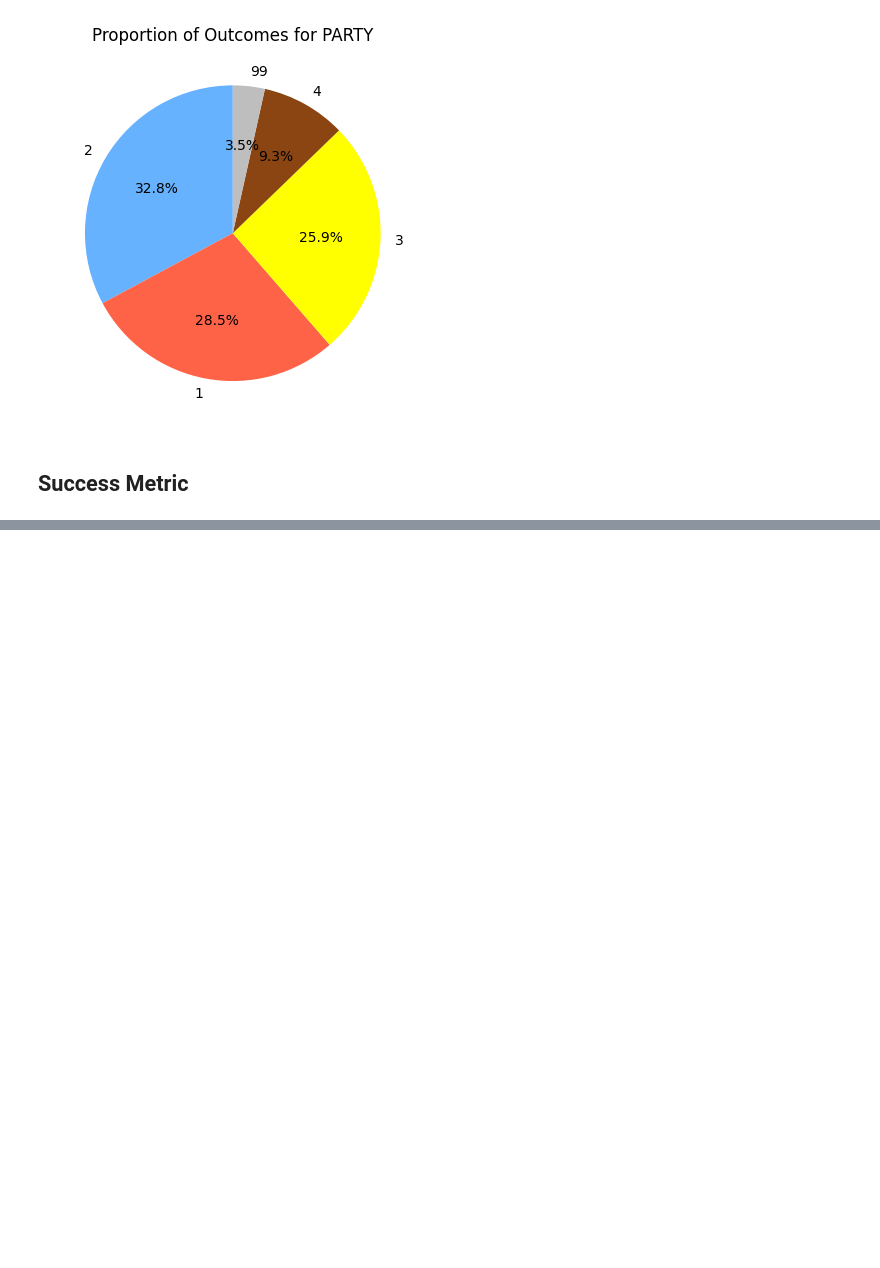
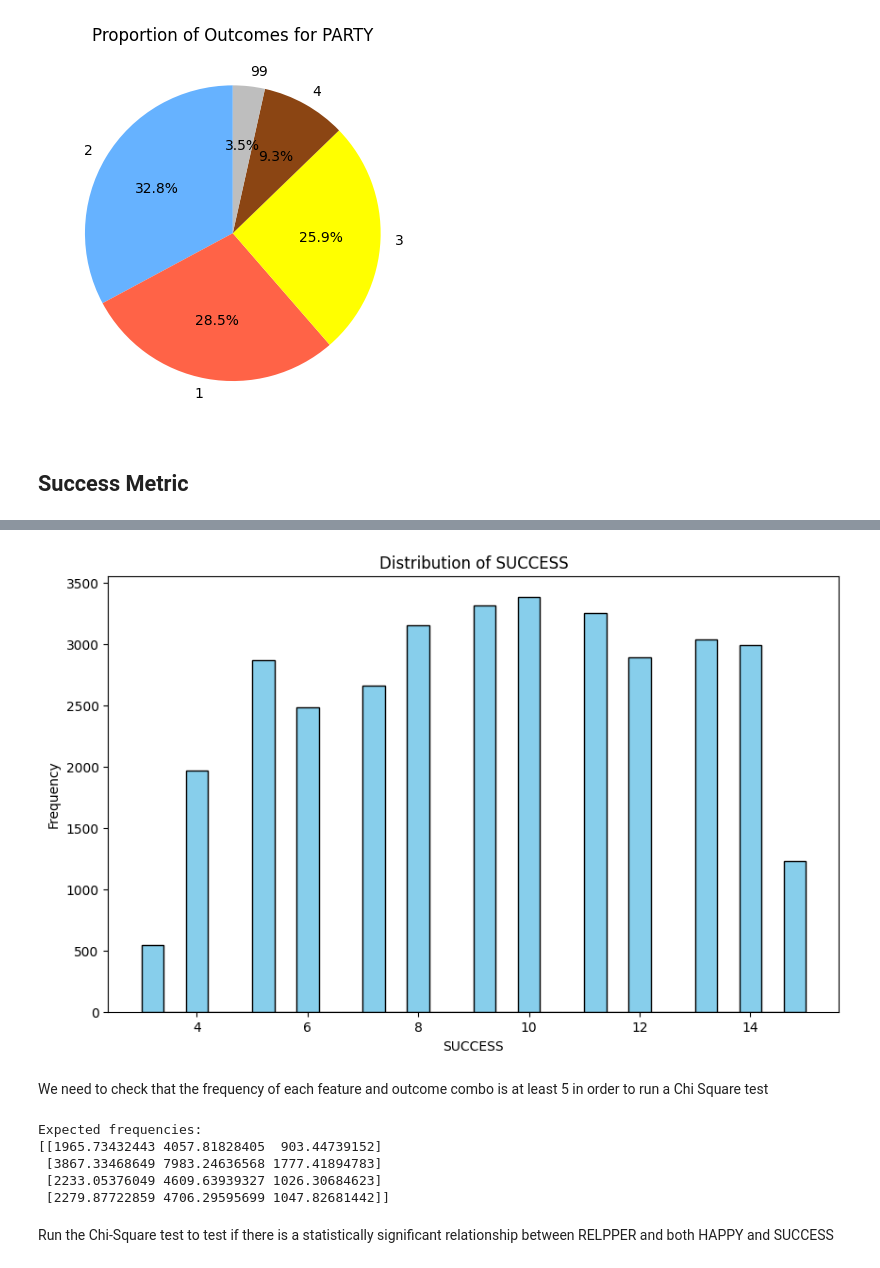
Before and after one commit to jak521/dsci441_project, a Jupyter notebook: code.ipynb, the cells around one changed output, grey strips where cells are left out. Drawn from its saved outputs; the diff is of its cells as text; code cells hidden in the pictures; blank space fills up the shorter version.

```diff
--- a/code.ipynb
+++ b/code.ipynb
@@ -466,0 +524,34 @@ df_exclude_refused['SUCCESS'] = df_exclude_refused['INC_SDT1'] + df_exclude_refu
+# %%
+import matplotlib.pyplot as plt
+
+# Plot histogram for SUCCESS feature
+plt.figure(figsize=(10, 6))
+plt.hist(df_exclude_refused['SUCCESS'], bins=30, edgecolor='black', color='skyblue')
+plt.title('Distribution of SUCCESS')
+plt.xlabel('SUCCESS')
+plt.ylabel('Frequency')
+plt.show()
+# %% [output]
+[figure, added]
+# %% [markdown]
+We need to check that the frequency of each feature and outcome combo is at least 5 in order to run a Chi Square test
+# %%
+from scipy.stats import chi2_contingency
+
+# Create a contingency table
+contingency_table = pd.crosstab(df_exclude_refused['RELPER'], df_exclude_refused['HAPPY'])
+
+# Perform the Chi-Square test
+chi2, p, dof, expected = chi2_contingency(contingency_table)
+
+# Check expected frequencies
+print("Expected frequencies:")
+print(expected)
+# %% [output]
+Expected frequencies:
+[[1965.73432443 4057.81828405  903.44739152]
+ [3867.33468649 7983.24636568 1777.41894783]
+ [2233.05376049 4609.63939327 1026.30684623]
+ [2279.87722859 4706.29595699 1047.82681442]]
+# %% [markdown]
+Run the Chi-Square test to test if there is a statistically significant relationship between RELPPER and both HAPPY and SUCCESS
```
Also changed, not shown: parts of 12 cells of this notebook.
